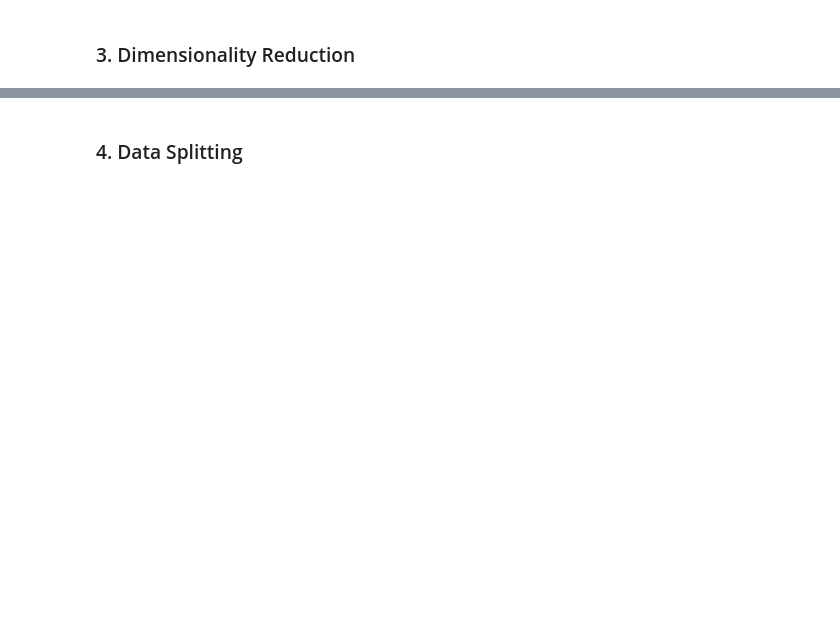
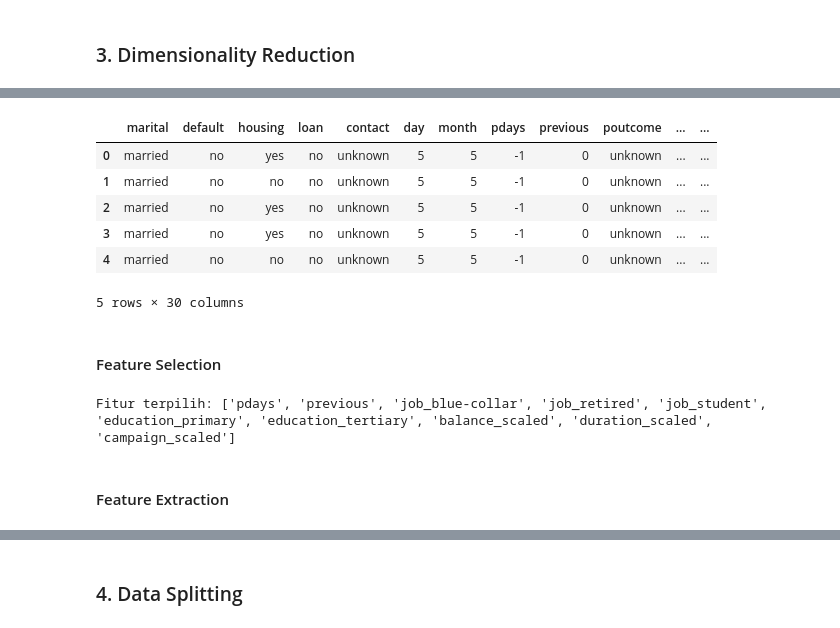
Before and after one commit to alfitranurr/DATA-MINING, a Jupyter notebook: PRACTICUM/MODUL 3/DEMO/modul3.ipynb, the cells around one changed output, grey strips where cells are left out. Cells and saved outputs as stored; diff of their text form; code cells hidden in the pictures; blank space fills up the shorter version.

```diff
--- a/PRACTICUM/MODUL 3/DEMO/modul3.ipynb
+++ b/PRACTICUM/MODUL 3/DEMO/modul3.ipynb
@@ -184,0 +181,12 @@ DataFrame setelah PCA:
+# %%
+X.head()
+# %% [output]
+|  | marital | default | housing | loan | contact | day | month | pdays | previous | poutcome | ... | ... |
+| 0 | married | no | yes | no | unknown | 5 | 5 | -1 | 0 | unknown | ... | ... |
+| 1 | married | no | no | no | unknown | 5 | 5 | -1 | 0 | unknown | ... | ... |
+| 2 | married | no | yes | no | unknown | 5 | 5 | -1 | 0 | unknown | ... | ... |
+| 3 | married | no | yes | no | unknown | 5 | 5 | -1 | 0 | unknown | ... | ... |
+| 4 | married | no | no | no | unknown | 5 | 5 | -1 | 0 | unknown | ... | ... |
+5 rows × 30 columns
+# %% [markdown]
+#### Feature Selection
@@ -184,0 +196,7 @@ DataFrame setelah PCA:
+# %%
+selected_features = X.select_dtypes(include=[np.number]).columns[selector.get_support()].tolist()
+print("Fitur terpilih:", selected_features)
+# %% [output]
+Fitur terpilih: ['pdays', 'previous', 'job_blue-collar', 'job_retired', 'job_student', 'education_primary', 'education_tertiary', 'balance_scaled', 'duration_scaled', 'campaign_scaled']
+# %% [markdown]
+#### Feature Extraction
```
Also changed, not shown: parts of 36 cells of this notebook, 1 other file.
